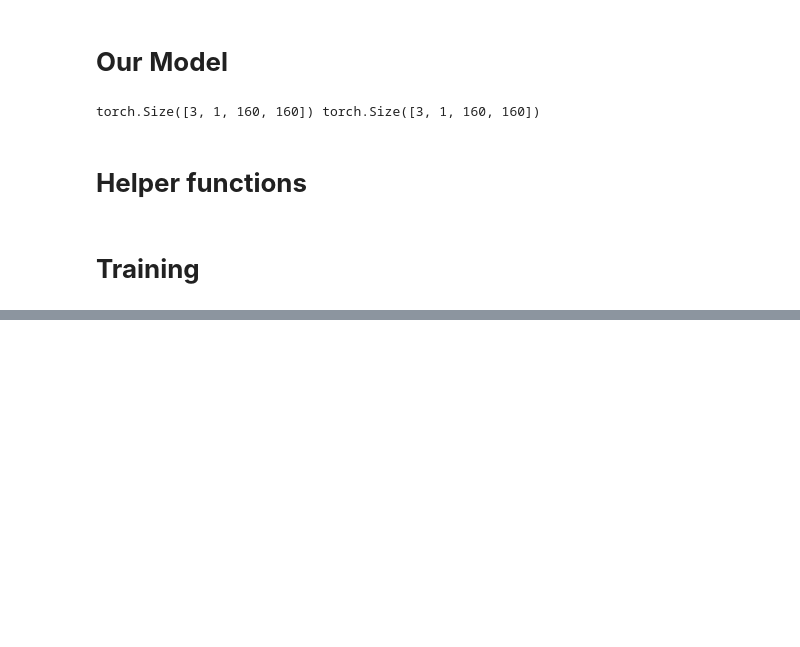
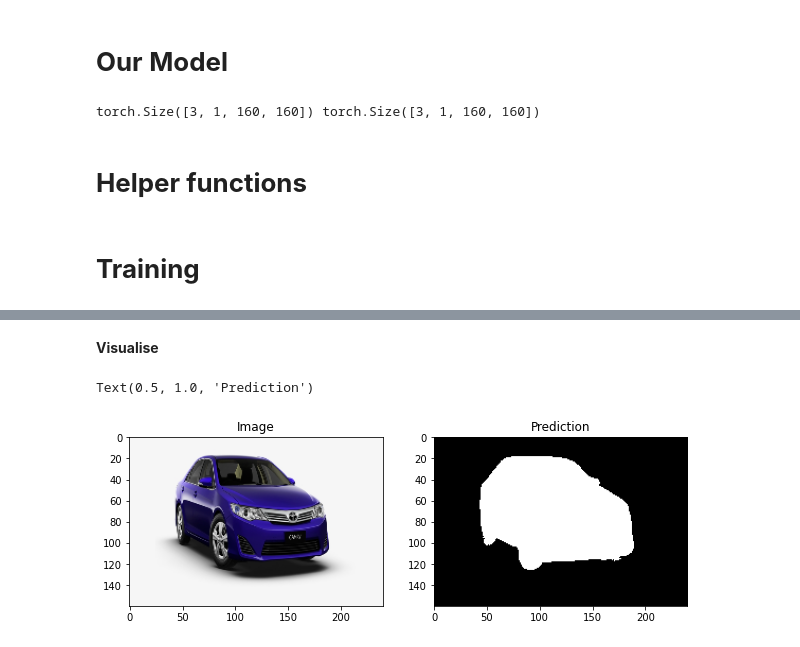
Before and after one commit to Debrup-commits/Image-Segmentaion-UNET, a Jupyter notebook: Image_segmentaation_UNET.ipynb, the cells around one changed output, grey strips where cells are left out. Saved outputs shown, nothing was run; the diff lists cells and outputs as text; code cells hidden in the pictures; blank space fills up the shorter version.

```diff
--- a/Image_segmentaation_UNET.ipynb
+++ b/Image_segmentaation_UNET.ipynb
@@ -387,0 +467,47 @@ ImportError: ignored
+# %%
+import cv2
+import matplotlib.pyplot as plt
+import numpy as np
+import torchvision.transforms as transforms
+
+# read and resize image to input size
+frame = cv2.imread('/content/drive/MyDrive/NN Tasks/Semantic Segmentation UNET/car.png')
+frame=cv2.resize(frame, (240, 160))
+
+# converting to tensor of batch 1
+tensor=f.to_tensor(frame)
+tensor=tensor.unsqueeze(0)
+tensor=tensor.to(device)
+
+# prediction
+preds=torch.sigmoid(model(tensor))
+preds=(preds>0.5).float()
+
+# saving prediction
+torchvision.utils.save_image(preds, f"check.png")
+pred_img=cv2.imread('/content/check.png')
+# %% [markdown]
+**Visualise**
+# %%
+fig = plt.figure(figsize=(10, 7))
+
+# setting values to rows and column variables
+rows = 1
+columns = 2
+
+# Adds a subplot at the 1st position
+fig.add_subplot(rows, columns, 1)
+
+# showing image
+plt.imshow(frame)
+plt.title("Image")
+
+# Adds a subplot at the 2nd position
+fig.add_subplot(rows, columns, 2)
+
+# showing image
+plt.imshow(pred_img)
+plt.title("Prediction")
+# %% [output]
+Text(0.5, 1.0, 'Prediction')
+[figure, added]
```
Also changed, not shown: parts of 8 cells of this notebook.
